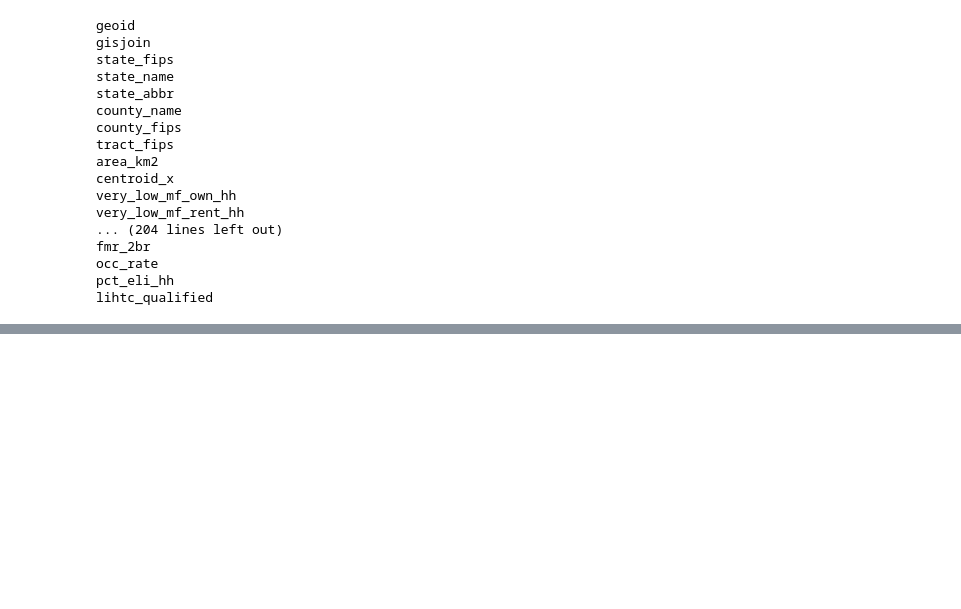
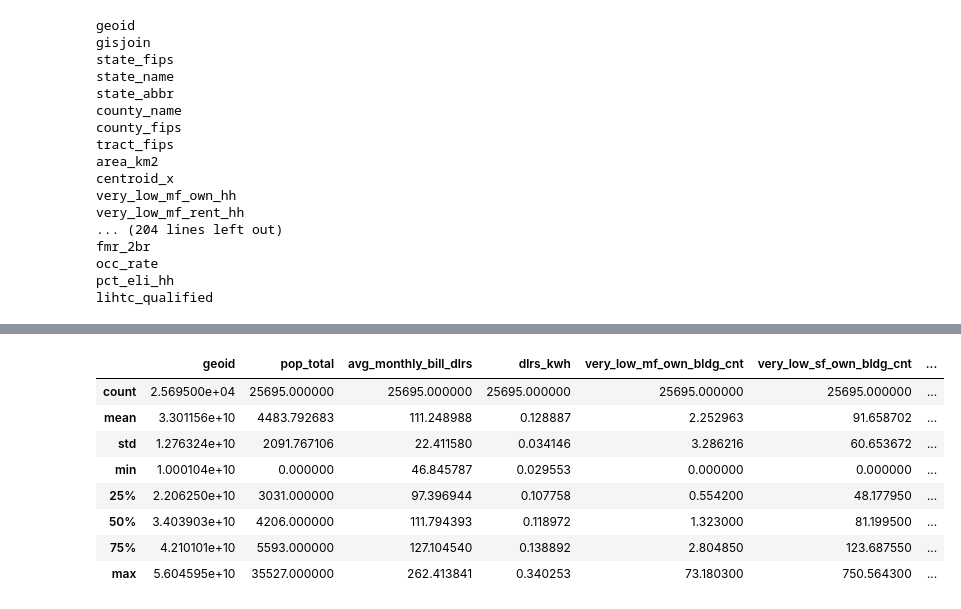
Before and after one commit to jammy-bot/de-la-sol, a Jupyter notebook: sol.ipynb, the cells around one changed output, grey strips where cells are left out. Drawn from its saved outputs; the diff is of its cells as text; code cells hidden in the pictures; blank space fills up the shorter version.

```diff
--- a/sol.ipynb
+++ b/sol.ipynb
@@ -105,0 +212,13 @@ db.close()
+# %%
+# viewing summary statistics
+df.describe()
+# %% [output]
+|  | geoid | pop_total | avg_monthly_bill_dlrs | dlrs_kwh | very_low_mf_own_bldg_cnt | very_low_sf_own_bldg_cnt | ... |
+| count | 2.569500e+04 | 25695.000000 | 25695.000000 | 25695.000000 | 25695.000000 | 25695.000000 | ... |
+| mean | 3.301156e+10 | 4483.792683 | 111.248988 | 0.128887 | 2.252963 | 91.658702 | ... |
+| std | 1.276324e+10 | 2091.767106 | 22.411580 | 0.034146 | 3.286216 | 60.653672 | ... |
+| min | 1.000104e+10 | 0.000000 | 46.845787 | 0.029553 | 0.000000 | 0.000000 | ... |
+| 25% | 2.206250e+10 | 3031.000000 | 97.396944 | 0.107758 | 0.554200 | 48.177950 | ... |
+| 50% | 3.403903e+10 | 4206.000000 | 111.794393 | 0.118972 | 1.323000 | 81.199500 | ... |
+| 75% | 4.210101e+10 | 5593.000000 | 127.104540 | 0.138892 | 2.804850 | 123.687550 | ... |
+| max | 5.604595e+10 | 35527.000000 | 262.413841 | 0.340253 | 73.180300 | 750.564300 | ... |
```
Also changed, not shown: parts of 21 cells of this notebook.
